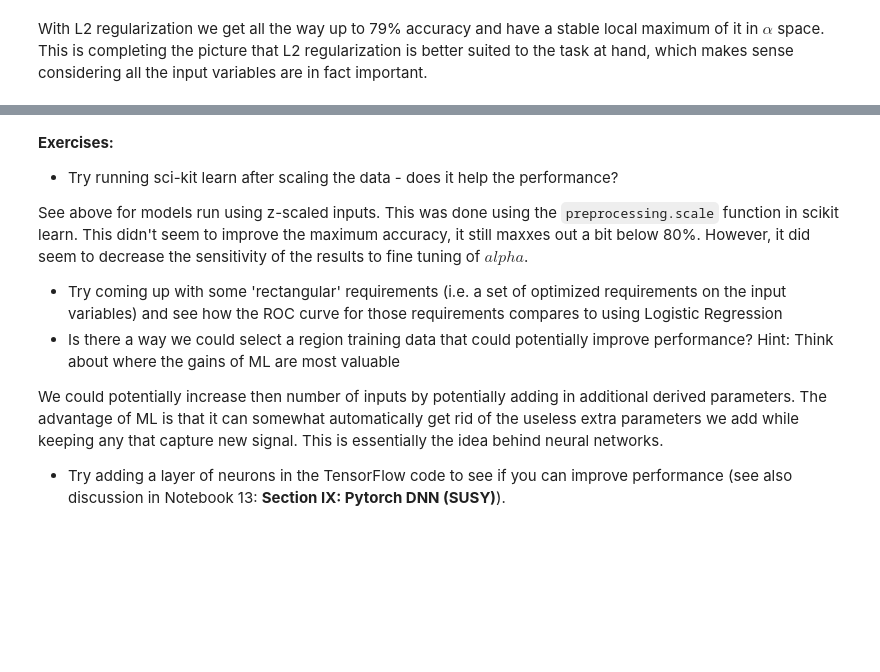
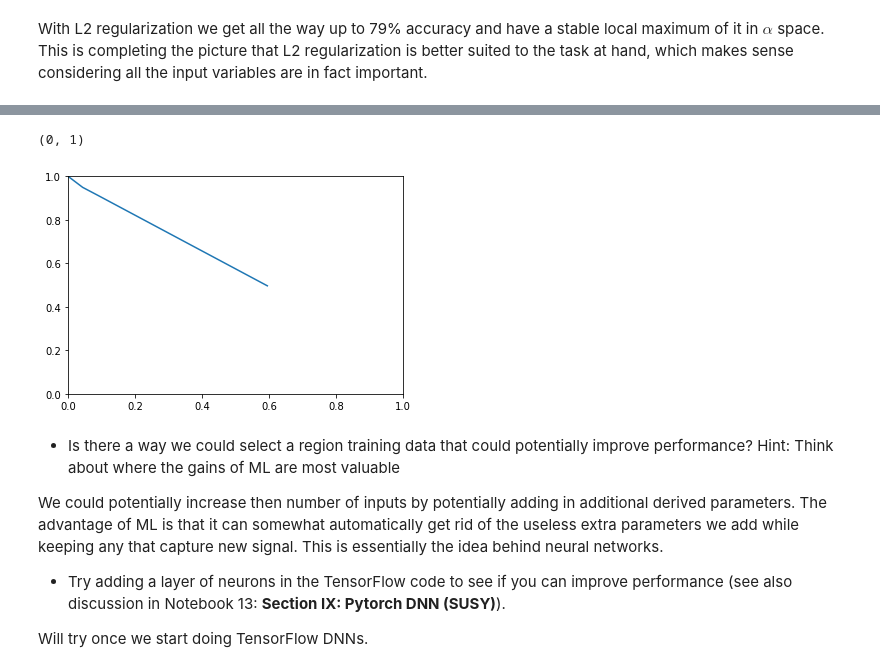
Before and after one commit to b-dawes/PY895_MachineLearning, a Jupyter notebook: NB05_CVII-logreg_SUSY/NB5_CVII-logreg_SUSY.ipynb, the cells around one changed output, grey strips where cells are left out. Drawn from its saved outputs; the diff is of its cells as text; code cells hidden in the pictures; blank space fills up the shorter version.

```diff
--- a/NB05_CVII-logreg_SUSY/NB5_CVII-logreg_SUSY.ipynb
+++ b/NB05_CVII-logreg_SUSY/NB5_CVII-logreg_SUSY.ipynb
@@ -557,12 +575,42 @@ With L2 regularization we get all the way up to 79% accuracy and have a stable l
+# %%
+def get_filters(X_train, threshold):
+    X_train_signal = X_train[X_train.signal==1].mean()[1:]
+    X_train_noise = X_train[X_train.signal==0].mean()[1:]
+    diffs = X_train_signal - X_train_noise
+
+    cutoff = X_train_signal - threshold*diffs
+    sign = diffs>0
+
+    return(pd.DataFrame({"cutoff": cutoff, "sign": sign}))
+
+def filter_data(X, filters):
+    direction = (X[2:] - filters["cutoff"]) > 0
+    return(np.all(direction == filters["sign"]))
+# %%
+# calculate efficiency and rejection rates for different thresholds
+threshold = [1, 10, 100, 1000]
+efficiency = []
+rejection = []
+for thresh in threshold:
+    filters = get_filters(df_train, thresh)
+    signal = []
+    for row in df_test.itertuples():
+         signal.append(filter_data(row, filters))
+    signal = pd.Series(signal)
+    efficiency.append(np.sum(signal[df_test["signal"]==1])/df_test[df_test["signal"]==1].shape[0])
+    rejection.append(np.sum(~signal[df_test["signal"]==0])/df_test[df_test["signal"]==0].shape[0])
+# %%
+plt.plot(efficiency, rejection)
+plt.ylim([0,1])
+plt.xlim([0,1])
+# %% [output]
+(0, 1)
+[figure, added]
 # %% [markdown]
-<b> Exercises:</b>
-* Try running sci-kit learn after scaling the data - does it help the performance?
-
-See above for models run using z-scaled inputs. This was done using the `preprocessing.scale` function in scikit learn. This didn't seem to improve the maximum accuracy, it still maxxes out a bit below 80%. However, it did seem to decrease the sensitivity of the results to fine tuning of $alpha$.
-
-* Try coming up with some 'rectangular' requirements (i.e. a set of optimized requirements on the input variables) and see how the ROC curve for those requirements compares to using Logistic Regression
 * Is there a way we could select a region training data that could potentially improve performance? Hint: Think about where the gains of ML are most valuable
 
 We could potentially increase then number of inputs by potentially adding in additional derived parameters. The advantage of ML is that it can somewhat automatically get rid of the useless extra parameters we add while keeping any that capture new signal. This is essentially the idea behind neural networks.
 
 * Try adding a layer of neurons in the TensorFlow code to see if you can improve performance (see also discussion in Notebook 13: __Section IX: Pytorch DNN (SUSY)__).
+
+Will try once we start doing TensorFlow DNNs.
```
Also changed, not shown: parts of 8 cells of this notebook.
